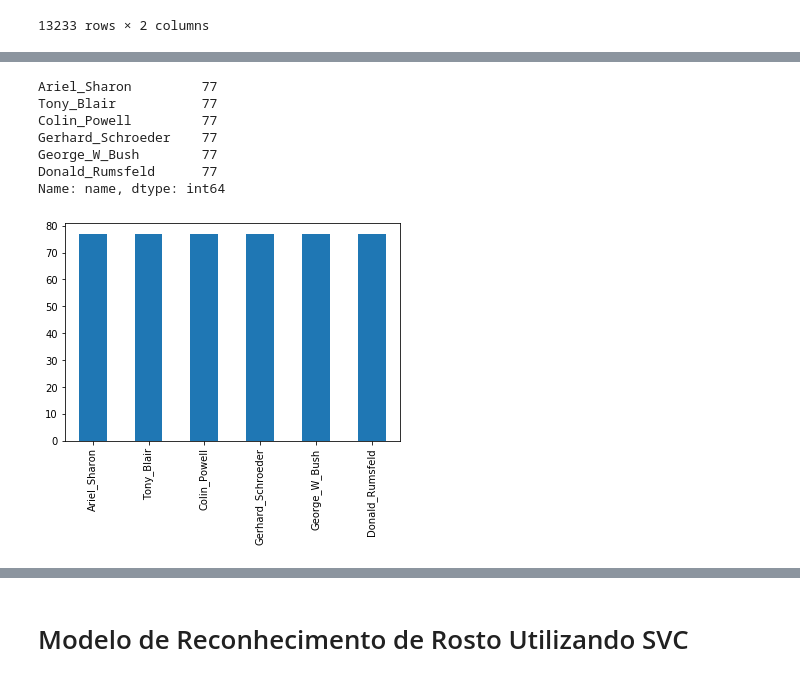
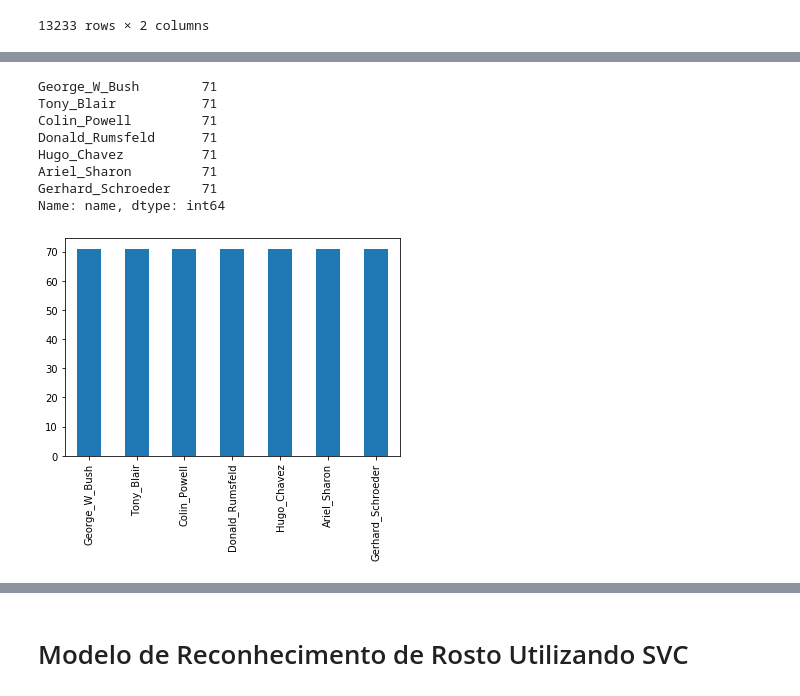
Before and after one commit to andrebiaggi/reconhecimento_facial, a Jupyter notebook: reconhecimento_facial.ipynb, the cells around one changed output, grey strips where cells are left out. Cells and saved outputs as stored; diff of their text form; code cells hidden in the pictures.

Commit message:
Generalizando o script para executar com qualquer número de classes

```diff
--- a/reconhecimento_facial.ipynb
+++ b/reconhecimento_facial.ipynb
@@ -47,6 +47,9 @@ import warnings
 warnings.filterwarnings("ignore")
 
 t0 = time()
+# %%
+# Parâmetros globais
+n_classes = 7
 # %% [markdown]
 # Coleta e Preparação dos Dados
 # %%
@@ -131,0 +136,6 @@ Name: name, dtype: int64
+# %%
+# Exibe as imagens das celebridades que serão submetidas ao treino
+target_names = list(image_paths.name.value_counts()[:n_classes].index)
+
+for name in target_names:
+    show_img(image_paths.image_path[image_paths.name == name].iloc[0], name)
@@ -132,20 +150,23 @@ Name: name, dtype: int64
 # %%
 # Como a distribuição original é desbalanceada, é feita uma amostra de um número fixo de imagens por celebridade,
 # aproveitando-se as celebridades que tem o maior número de imagens, obtendo-se um dataset balanceado
-multi_data = pd.concat([image_paths[image_paths.name=="George_W_Bush"].sample(77),
-                        image_paths[image_paths.name=="Colin_Powell"].sample(77),
-                        image_paths[image_paths.name=="Tony_Blair"].sample(77),
-                        image_paths[image_paths.name=="Donald_Rumsfeld"].sample(77),
-                        image_paths[image_paths.name=="Gerhard_Schroeder"].sample(77),
-                        image_paths[image_paths.name=="Ariel_Sharon"].sample(77)])
 
-show_dist(multi_data['name'], 6)
+# O número de amostras por classe é definido o número de imagens da personalidade que possui menos imagens
+# No caso, o último do value_counts dos nomes
+class_samples = image_paths.name.value_counts()[:n_classes][-1]
+multi_data = pd.DataFrame([], columns=['name', 'image_path'])
+
+for name in target_names:
+    multi_data = pd.concat([multi_data, image_paths[image_paths.name==name].sample(class_samples)])
+
+show_dist(multi_data['name'], n_classes)
 # %% [output]
-Ariel_Sharon         77
-Tony_Blair           77
-Colin_Powell         77
-Gerhard_Schroeder    77
-George_W_Bush        77
-Donald_Rumsfeld      77
+George_W_Bush        71
+Tony_Blair           71
+Colin_Powell         71
+Donald_Rumsfeld      71
+Hugo_Chavez          71
+Ariel_Sharon         71
+Gerhard_Schroeder    71
 Name: name, dtype: int64
-[figure, old version]
+[figure, new version]
```
Also changed, not shown: parts of 22 cells of this notebook.
